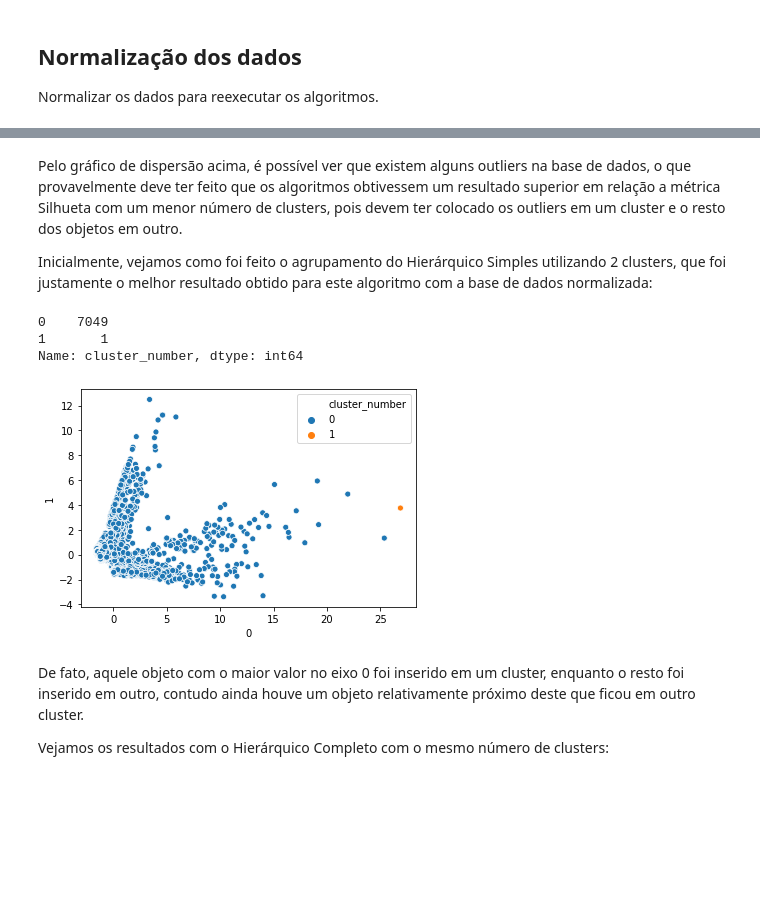
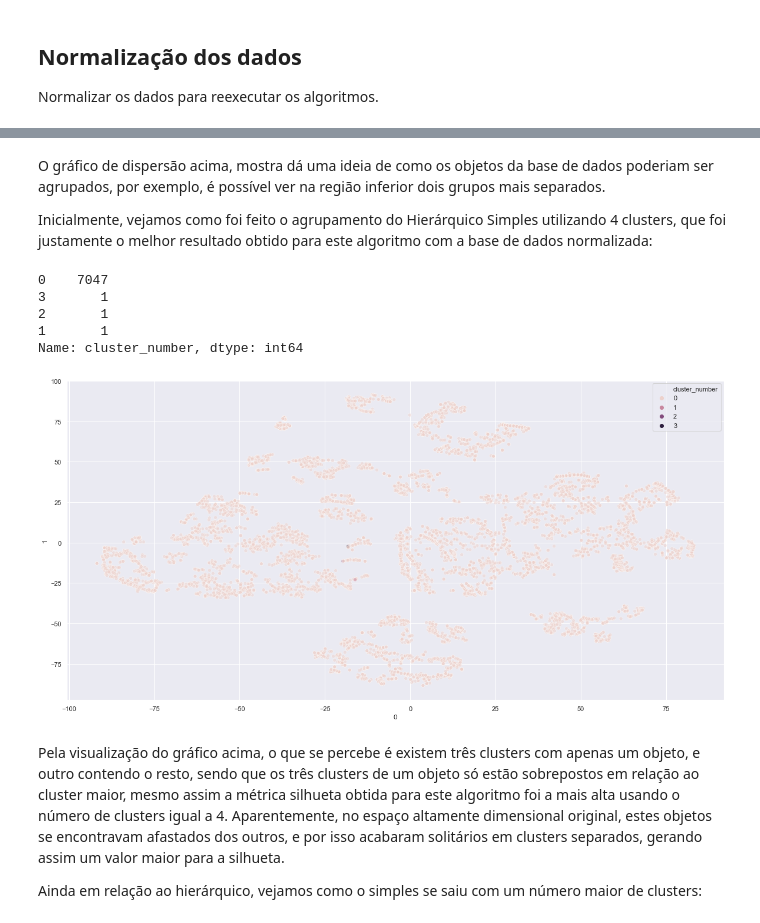
Before and after one commit to DefinitelyNotACactus/AI, a Jupyter notebook: Clustering/Q3 - Clustering.ipynb, the cells around one changed output, grey strips where cells are left out. Saved outputs shown, nothing was run; the diff lists cells and outputs as text; code cells hidden in the pictures; blank space fills up the shorter version.

Commit message:
Finish clustering

```diff
--- a/Clustering/Q3 - Clustering.ipynb
+++ b/Clustering/Q3 - Clustering.ipynb
@@ -223,8 +224,9 @@ Para todos os casos, serão executados os algoritmos usando um número de cluste
 A métrica utilizada para avaliar a qualidade dos clusters obtidos será a média do coeficiente 'Silhueta' de todos os objetos, os valores destes coeficientes variam entre -1 e 1, sendo -1 o pior resultado e o 1 o melhor, valores próximos de 0 indicam clusters sobrepostos.
 # %%
 results = []
+iterations = [i**2 for i in range (2, 10)]
 
-for i in range(2, 10):
+for i in iterations:
     hierarchical_single = cluster.AgglomerativeClustering(n_clusters = i, linkage = "single")
     hierarchical_complete = cluster.AgglomerativeClustering(n_clusters = i, linkage = "complete")
 
@@ -246,6 +248,3 @@ for i in range(2, 10):
                     metrics.silhouette_score(kmeans_random_clustered, labels = kmeans_random_clustered['cluster_number']),
                     "K-Means Default Init":
                     metrics.silhouette_score(kmeans_default_init_clustered, labels = kmeans_default_init_clustered['cluster_number'])})
-
-pd.DataFrame(results).plot.line(x = "Number of clusters",
-                                y = ["Hierarchical Single", "Hierarchical Complete", "K-Means Random Init", "K-Means Default Init"])
@@ -279,7 +283,7 @@ labels_kdi = []
 labels_hs = []
 labels_hc = []
 
-for i in range(2, 10):
+for i in iterations:
     hierarchical_single = cluster.AgglomerativeClustering(n_clusters = i, linkage = "single")
     hierarchical_complete = cluster.AgglomerativeClustering(n_clusters = i, linkage = "complete")
 
@@ -293,7 +297,7 @@ for i in range(2, 10):
     kmeans_default_init_clustered = scaled.assign(cluster_number = kmeans_default_init.predict(scaled))
 
     labels_kr.append(kmeans_random_clustered)
-    labels_kdi.append(kmeans_random_clustered)
+    labels_kdi.append(kmeans_default_init_clustered)
     labels_hs.append(hierarchical_single_clustered)
     labels_hc.append(hierarchical_complete_clustered)
 
@@ -306,6 +310,3 @@ for i in range(2, 10):
                     metrics.silhouette_score(kmeans_random_clustered, labels = kmeans_random_clustered['cluster_number']),
                     "K-Means Default Init":
                     metrics.silhouette_score(kmeans_default_init_clustered, labels = kmeans_default_init_clustered['cluster_number'])})
-
-pd.DataFrame(results_scaled).plot.line(x = "Number of clusters",
-                                y = ["Hierarchical Single", "Hierarchical Complete", "K-Means Random Init", "K-Means Default Init"])
@@ -355,0 +330,11 @@ sns.scatterplot(x = pca_df[0], y = pca_df[1], legend = False)
+# %%
+try:
+    #Lembrar de apagar este arquivo se o preprocessamento mudar!
+    tsne_df = pd.read_csv('tsne.csv', delimiter = ',') # Economia de operações
+except:
+    tsne = manifold.TSNE(n_components = 2)
+    tsne_df = pd.DataFrame(tsne.fit_transform(scaled))
+    tsne_df.to_csv('tsne.csv', index = False)
+# %%
+sns.set(rc = {'figure.figsize':(20, 10)})
+sns.scatterplot(x = tsne_df['0'], y = tsne_df['1'], legend = False)
@@ -356,16 +344,18 @@ sns.scatterplot(x = pca_df[0], y = pca_df[1], legend = False)
 # %% [markdown]
-Pelo gráfico de dispersão acima, é possível ver que existem alguns outliers na base de dados, o que provavelmente deve ter feito que os algoritmos obtivessem um resultado superior em relação a métrica Silhueta com um menor número de clusters, pois devem ter colocado os outliers em um cluster e o resto dos objetos em outro.
+O gráfico de dispersão acima, mostra dá uma ideia de como os objetos da base de dados poderiam ser agrupados, por exemplo, é possível ver na região inferior dois grupos mais separados.
 
-Inicialmente, vejamos como foi feito o agrupamento do Hierárquico Simples utilizando 2 clusters, que foi justamente o melhor resultado obtido para este algoritmo com a base de dados normalizada:
+Inicialmente, vejamos como foi feito o agrupamento do Hierárquico Simples utilizando 4 clusters, que foi justamente o melhor resultado obtido para este algoritmo com a base de dados normalizada:
 # %%
-sns.scatterplot(x = pca_df[0], y = pca_df[1], hue = labels_hs[0]['cluster_number'], legend = 'brief')
+sns.scatterplot(x = tsne_df['0'], y = tsne_df['1'], hue = labels_hs[0]['cluster_number'], legend = 'brief', alpha = 0.5)
 labels_hs[0]['cluster_number'].value_counts()
 # %% [output]
-0    7049
+0    7047
+3       1
+2       1
 1       1
 Name: cluster_number, dtype: int64
-[figure, old version]
+[figure, new version]
-# %% [markdown]
-De fato, aquele objeto com o maior valor no eixo 0 foi inserido em um cluster, enquanto o resto foi inserido em outro, contudo ainda houve um objeto relativamente próximo deste que ficou em outro cluster.
-
-Vejamos os resultados com o Hierárquico Completo com o mesmo número de clusters:
+# %% [markdown]
+Pela visualização do gráfico acima, o que se percebe é existem três clusters com apenas um objeto, e outro contendo o resto, sendo que os três clusters de um objeto só estão sobrepostos em relação ao cluster maior, mesmo assim a métrica silhueta obtida para este algoritmo foi a mais alta usando o número de clusters igual a 4. Aparentemente, no espaço altamente dimensional original, estes objetos se encontravam afastados dos outros, e por isso acabaram solitários em clusters separados, gerando assim um valor maior para a silhueta.
+
+Ainda em relação ao hierárquico, vejamos como o simples se saiu com um número maior de clusters:
```
Also changed, not shown: parts of 25 cells of this notebook.
